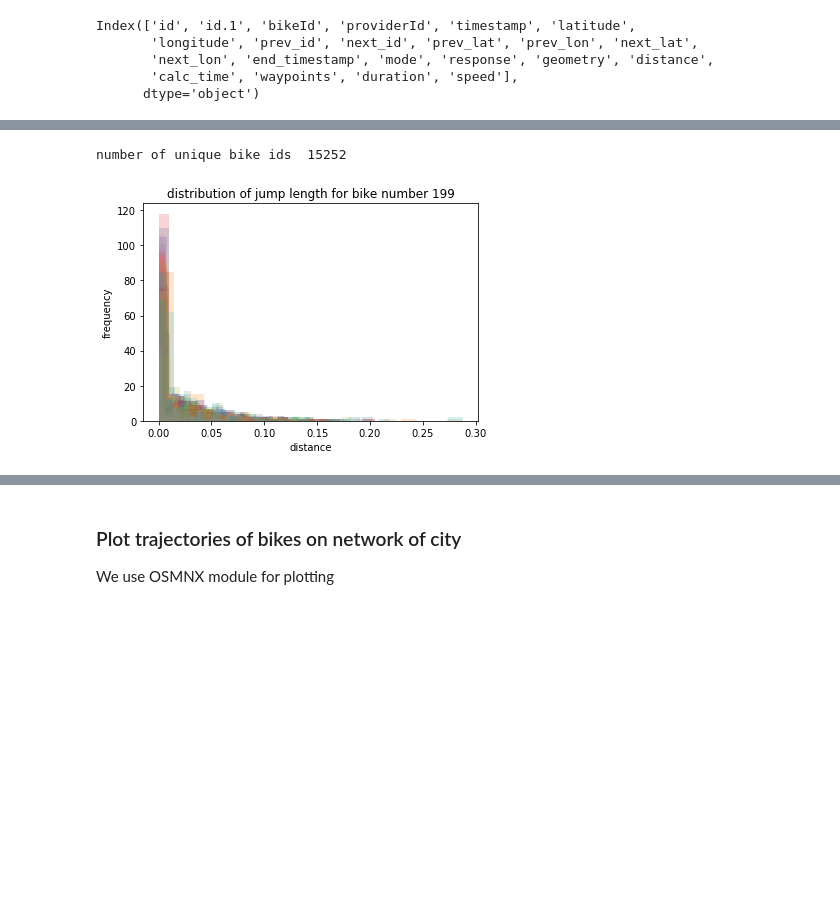
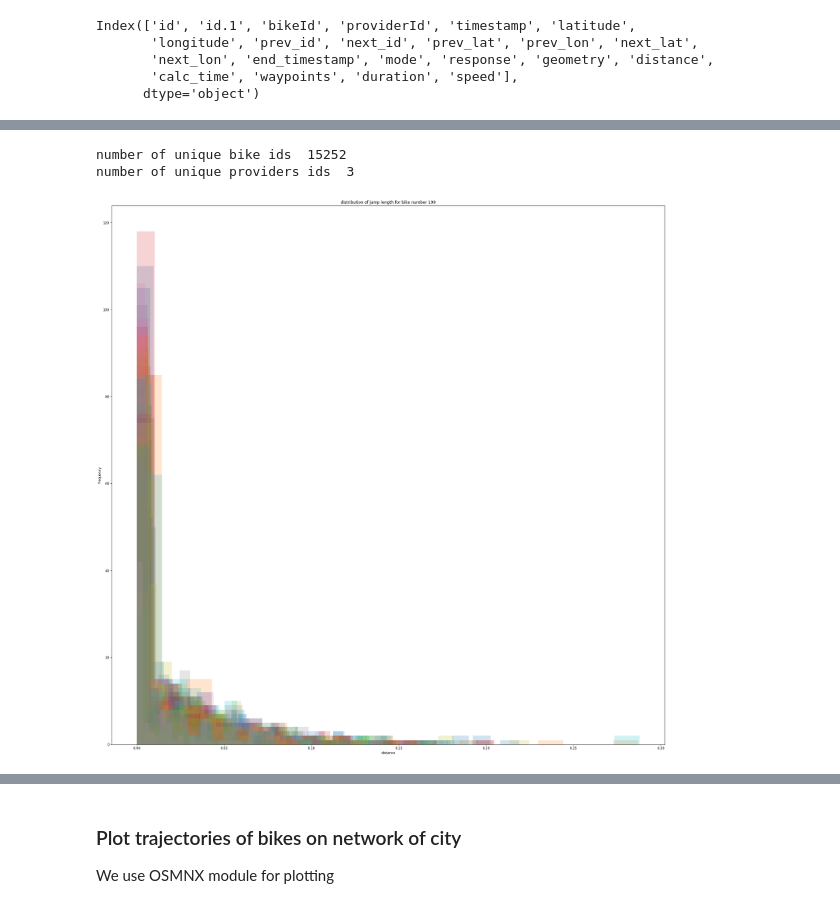
Before and after one commit to Liyubov/bike-sharing, a Jupyter notebook: bikes_mobility_analysis_trajectories/bikes_trajectories_analys.ipynb, the cells around one changed output, grey strips where cells are left out. Saved outputs shown, nothing was run; the diff lists cells and outputs as text; code cells hidden in the pictures; blank space fills up the shorter version.

Commit message:
updated distrtibutions work in progress (separate provid.!!)

```diff
--- a/bikes_mobility_analysis_trajectories/bikes_trajectories_analys.ipynb
+++ b/bikes_mobility_analysis_trajectories/bikes_trajectories_analys.ipynb
@@ -68,6 +84,9 @@ bike_ids = np.unique(df_traj.bikeId.values)
 print('number of unique bike ids ', len(bike_ids))
 
 
+provider_ids = np.unique(df_traj.providerId.values)
+print('number of unique providers ids ', len(provider_ids))
+
 def calc_jump_dist(Xarray,Yarray): #function to calculate distribution of steps  # given arrays Xarray, Yarray of trajectories
     dist = np.zeros(len(Xarray))
     for i in range(0, len(Xarray)-1):
@@ -76,6 +95,13 @@ def calc_jump_dist(Xarray,Yarray): #function to calculate distribution of steps
 
 def calc_dist(x1,x2,y1,y2): #function to calculate distance between 2 points in 2D
     return np.sqrt((x1-x2)*(x1-x2)+(y1-y2)*(y1-y2))
+
+def plot_dist(dist):
+    plt.hist(dist, bins=20, alpha=0.2) # alpha is transparency parameter
+    plt.xlabel('distance')
+    plt.ylabel('frequency')
+    plt.title('distribution of jump length for bike number '+str(bikeid))
+
 
 def plot_dist_from_traj(df_id, bikeid):
     # assign values to coordinates
@@ -94,12 +120,16 @@ def plot_dist_from_traj(df_id, bikeid):
     #plt.show()
 # %% [output]
 number of unique bike ids  15252
+number of unique providers ids  3
 # %%
-# loop through all bikIds
-for ind_bikeid in range(0, 200): #len(bike_ids)): #5): #
-    df_id = df_traj[df_traj.bikeId == bike_ids[ind_bikeid]]
+# loop through all bikeIds
+fig, ax = plt.subplots(figsize=(30, 30))
+for ind_bikeid in range(0, 200): #len(bike_ids)): #5):
+    df_id = df_traj[df_traj.bikeId == bike_ids[ind_bikeid]]  #get bike with ID
     plot_dist_from_traj(df_id, ind_bikeid)
+#    ax.set_xscale('log')
 plt.show()
-    #make transparent plot
+
+# since each trip even for the same bike ID is made for different trip, we may want to get all distributions
 # %% [output]
-[figure, old version]
+[figure, new version]
```
Also changed, not shown: parts of 6 cells of this notebook.
